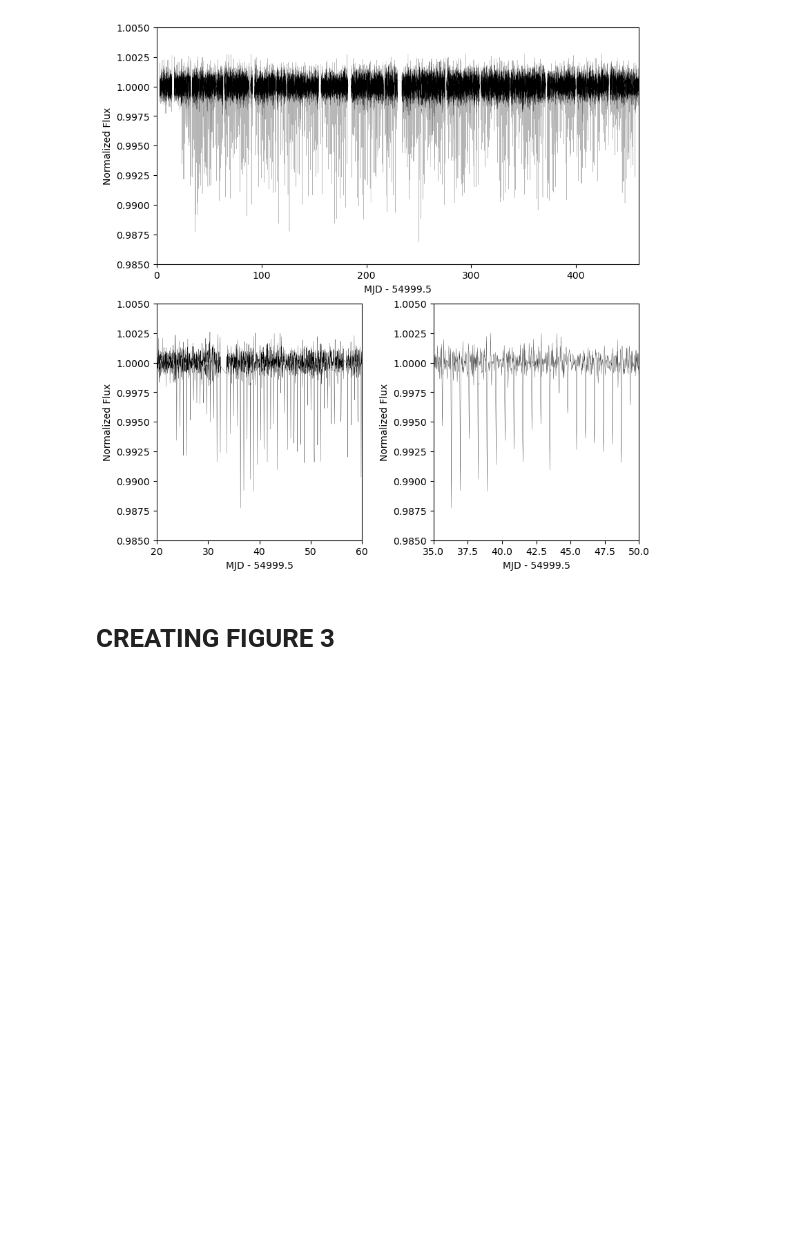
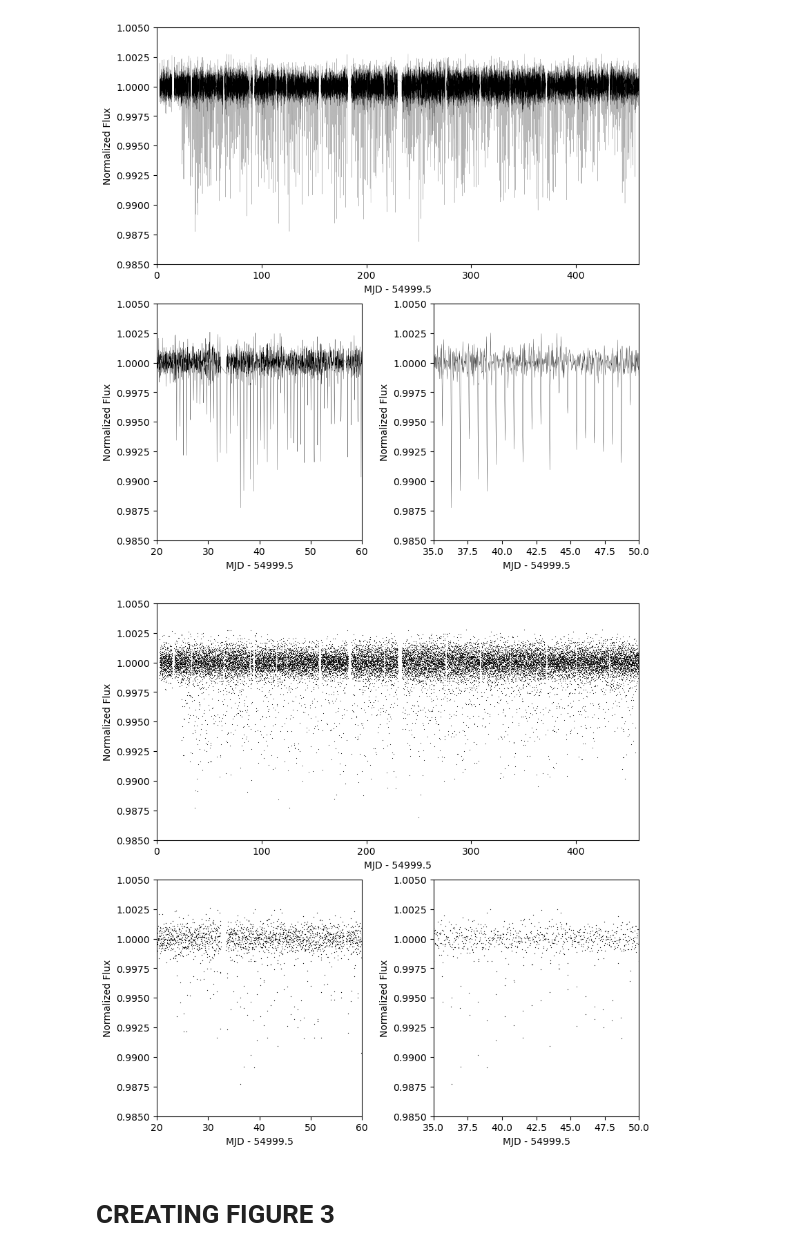
Before and after one commit to psi-dirac/psi-planet-disintegration, a Jupyter notebook: KIC1255b/KIC1255b_Presentation.ipynb, the cells around one changed output. Saved outputs shown, nothing was run; the diff lists cells and outputs as text; code cells hidden in the pictures; blank space fills up the shorter version.

Commit message:
Add files via upload
Added a scatter plot, KIC1255b presentation

```diff
--- a/KIC1255b/KIC1255b_Presentation.ipynb
+++ b/KIC1255b/KIC1255b_Presentation.ipynb
@@ -107,6 +107,33 @@ plt.savefig('figure2.png')
 plt.show()
 # %% [output]
 [figure]
+# %%
+fig, ax = plt.subplot_mosaic(
+    '''
+    AA
+    BC
+    ''',
+    figsize = (8, 8), constrained_layout = True
+)
+
+ax['A'].scatter(time, flux, color = 'black', lw = 0.1, s = 0.5)
+ax['A'].set_xlim(0, 460)
+
+ax['B'].scatter(time, flux, color = 'black', lw = 0.2, s = 0.5)
+ax['B'].set_xlim(20, 60)
+
+ax['C'].scatter(time, flux, color = 'black', lw = 0.2, s = 0.5)
+ax['C'].set_xlim(35, 50)
+
+for a in ax.values():
+    a.set_xlabel('MJD - 54999.5')
+    a.set_ylabel('Normalized Flux')
+    a.set_ylim(0.985, 1.005)
+
+plt.savefig('figure2.png')
+plt.show()
+# %% [output]
+[figure, added]
 # %% [markdown]
 # CREATING FIGURE 3
 # %% [markdown]
```
